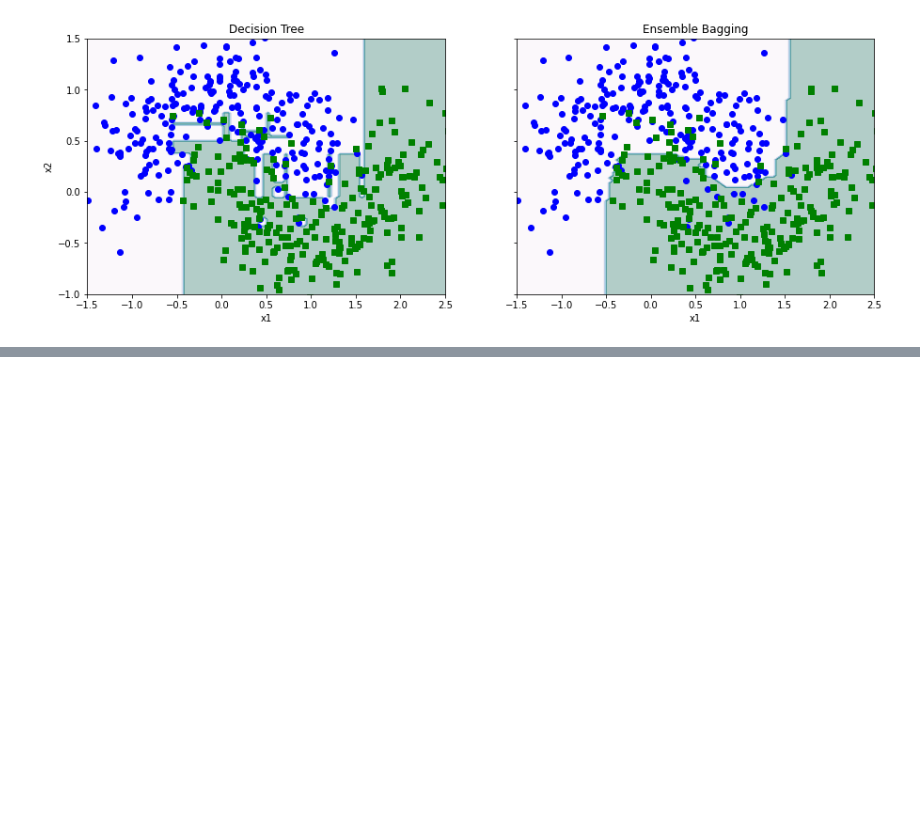
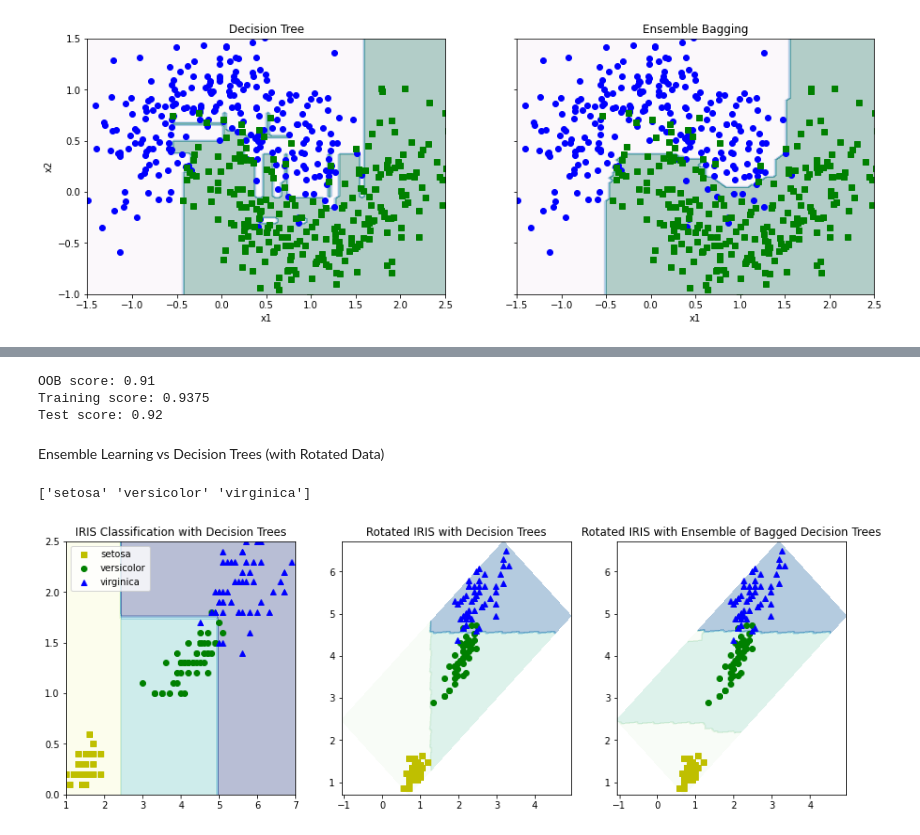
Before and after one commit to chandrusuresh/Hands-On-ML, a Jupyter notebook: Ch7-EnsembleLearning/EnsembleLearning.ipynb, the cells around one changed output, grey strips where cells are left out. Cells and saved outputs as stored; diff of their text form; code cells hidden in the pictures; blank space fills up the shorter version.

Commit message:
Ensemble with data rotation of IRIS dataset

```diff
--- a/Ch7-EnsembleLearning/EnsembleLearning.ipynb
+++ b/Ch7-EnsembleLearning/EnsembleLearning.ipynb
@@ -142,0 +146,71 @@ ax[0].set_ylim([-1.0,1.5]);
+# %%
+bag_clf_oob = BaggingClassifier(DecisionTreeClassifier(),n_estimators=500,max_samples=100,bootstrap=True,n_jobs=-1,random_state=42,oob_score=True);
+bag_clf_oob.fit(X_train,y_train)
+print('OOB score:',bag_clf_oob.oob_score_)
+print('Training score:',accuracy_score(y_train,bag_clf_oob.predict(X_train)))
+print('Test score:',accuracy_score(y_test,bag_clf_oob.predict(X_test)))
+# %% [output]
+OOB score: 0.91
+Training score: 0.9375
+Test score: 0.92
+# %% [markdown]
+Ensemble Learning vs Decision Trees (with Rotated Data)
+# %%
+from sklearn.datasets import load_iris
+iris = load_iris()
+print(iris.target_names)
+idx = []
+for i in range(len(iris.target_names)):
+  idx += [np.where(iris['target'] == i)[0]]
+
+marker = ['ys','go','b^']
+fig,ax = plt.subplots(1,3,figsize=(15,5))
+
+y_setosa = iris['target']#(iris['target'] == 2).astype(np.int)
+tree_clf_iris = DecisionTreeClassifier(max_depth=3,random_state=42)
+tree_clf_iris.fit(iris['data'][:,2:],y_setosa)
+
+pl = np.linspace(1,7,100)
+pw = np.linspace(0,2.5)
+X0,X1 = np.meshgrid(pl,pw)
+X_pred_setosa = np.c_[np.ravel(X0),np.ravel(X1)]
+y_pred_setosa = tree_clf_iris.predict(X_pred_setosa).reshape(X0.shape)
+
+idx_setosa = []
+for i in range(3):
+  idx_setosa += [np.where(y_setosa == i)[0]]
+
+for i in range(len(idx_setosa)):
+  ax[0].plot(iris['data'][idx_setosa[i],2],iris['data'][idx_setosa[i],3],marker[i])
+ax[0].contourf(X0,X1,y_pred_setosa,cmap='YlGnBu',alpha=0.3)
+ax[0].legend(iris['target_names']);
+ax[0].set_title('IRIS Classification with Decision Trees');
+
+
+X_rot0 = iris['data'][:,2]*np.cos(np.pi/4) - iris['data'][:,3]*np.sin(np.pi/4)
+X_rot1 = iris['data'][:,2]*np.sin(np.pi/4) + iris['data'][:,3]*np.cos(np.pi/4)
+X_rot = np.c_[X_rot0,X_rot1]
+for i in range(len(idx_setosa)):
+  ax[1].plot(X_rot[idx_setosa[i],0],X_rot[idx_setosa[i],1],marker[i])
+  ax[2].plot(X_rot[idx_setosa[i],0],X_rot[idx_setosa[i],1],marker[i])
+ax[1].set_title('Rotated IRIS with Decision Trees')
+ax[2].set_title('Rotated IRIS with Ensemble of Bagged Decision Trees')
+
+tree_clf_iris_rot = DecisionTreeClassifier(max_depth=3,random_state=42)
+tree_clf_iris_rot.fit(X_rot,y_setosa)
+
+X0_rot = X0*np.cos(np.pi/4) - X1*np.sin(np.pi/4)
+X1_rot = X0*np.sin(np.pi/4) + X1*np.cos(np.pi/4)
+X_pred_setosa_rot = np.c_[np.ravel(X0_rot),np.ravel(X1_rot)]
+
+y_pred_setosa_rot = tree_clf_iris_rot.predict(X_pred_setosa_rot).reshape(X0.shape)
+ax[1].contourf(X0_rot,X1_rot,y_pred_setosa_rot,cmap='GnBu',alpha=0.3)
+
+
+bag_clf_iris_rot = BaggingClassifier(DecisionTreeClassifier(max_depth=3),n_estimators=500,max_samples=100,bootstrap=True,n_jobs=-1,random_state=42);
+bag_clf_iris_rot.fit(X_rot,y_setosa)
+y_pred_setosa_bag_rot = bag_clf_iris_rot.predict(X_pred_setosa_rot).reshape(X0.shape)
+ax[2].contourf(X0_rot,X1_rot,y_pred_setosa_bag_rot,cmap='GnBu',alpha=0.3);
+# %% [output]
+['setosa' 'versicolor' 'virginica']
+[figure, added]
```
Also changed, not shown: parts of 2 cells of this notebook.
